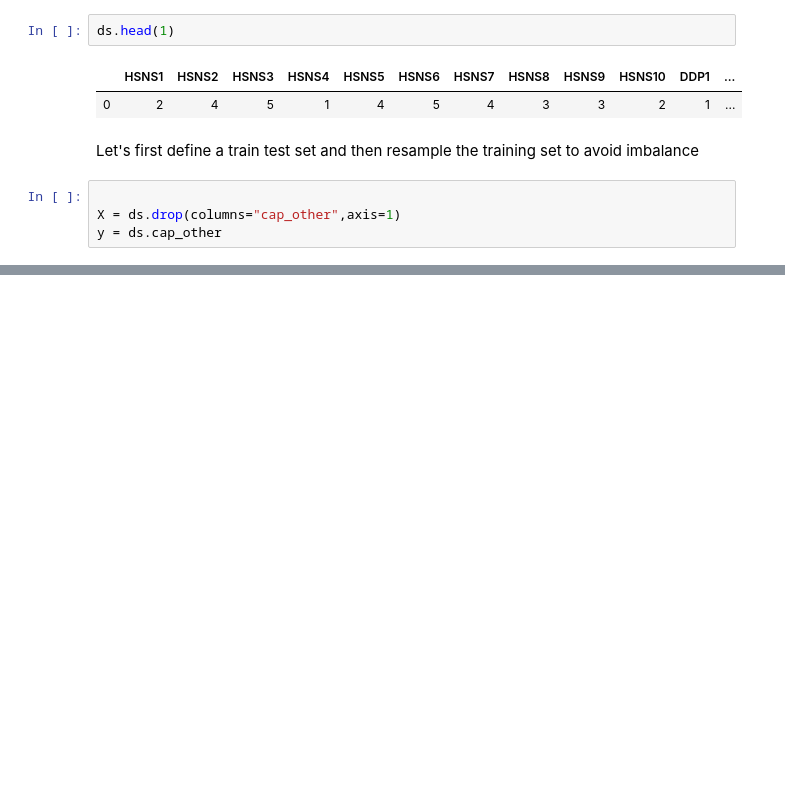
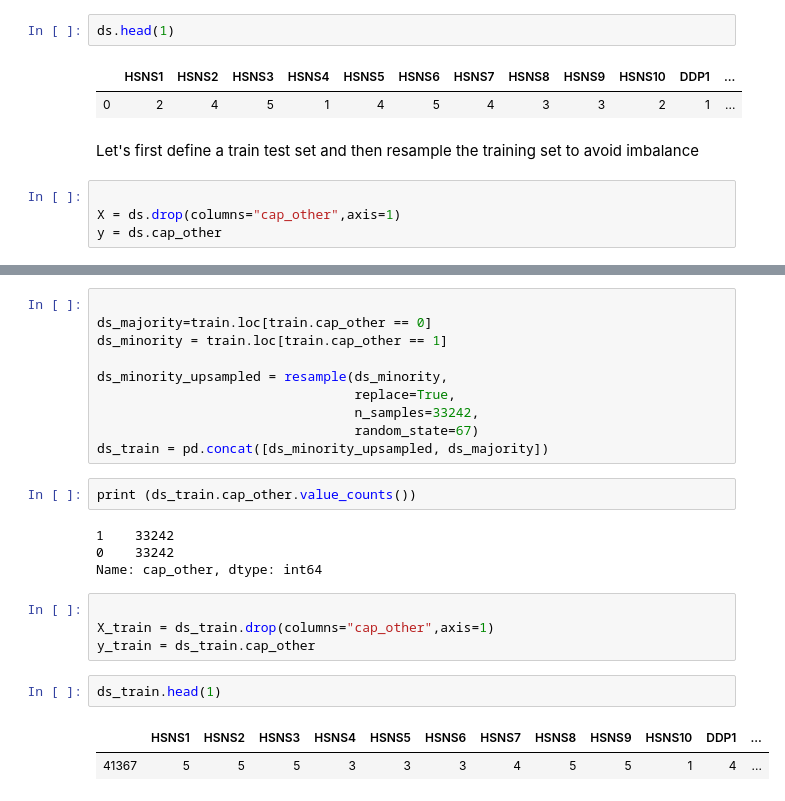
Before and after one commit to pengtianan/final-project, a Jupyter notebook: your-project/Supervised new y.ipynb, the cells around one changed output, grey strips where cells are left out. Saved outputs shown, nothing was run; the diff lists cells and outputs as text; blank space fills up the shorter version.

```diff
--- a/your-project/Supervised new y.ipynb
+++ b/your-project/Supervised new y.ipynb
@@ -77,0 +233,25 @@ X_train, X_test, y_train, y_test = train_test_split(X, y, test_size = 0.05, rand
+# %%
+
+ds_majority=train.loc[train.cap_other == 0]
+ds_minority = train.loc[train.cap_other == 1]
+
+ds_minority_upsampled = resample(ds_minority,
+                                 replace=True,
+                                 n_samples=33242,
+                                 random_state=67)
+ds_train = pd.concat([ds_minority_upsampled, ds_majority])
+# %%
+print (ds_train.cap_other.value_counts())
+# %% [output]
+1    33242
+0    33242
+Name: cap_other, dtype: int64
+# %%
+
+X_train = ds_train.drop(columns="cap_other",axis=1)
+y_train = ds_train.cap_other
+# %%
+ds_train.head(1)
+# %% [output]
+|  | HSNS1 | HSNS2 | HSNS3 | HSNS4 | HSNS5 | HSNS6 | HSNS7 | HSNS8 | HSNS9 | HSNS10 | DDP1 | ... |
+| 41367 | 5 | 5 | 5 | 3 | 3 | 3 | 4 | 5 | 5 | 1 | 4 | ... |
```
Also changed, not shown: parts of 31 cells of this notebook.
